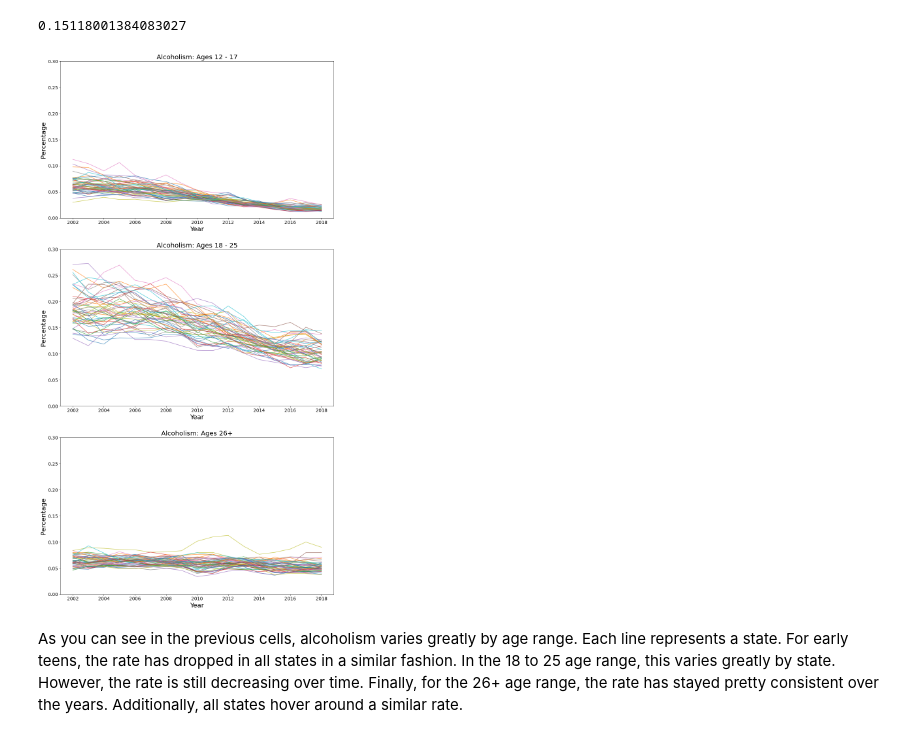
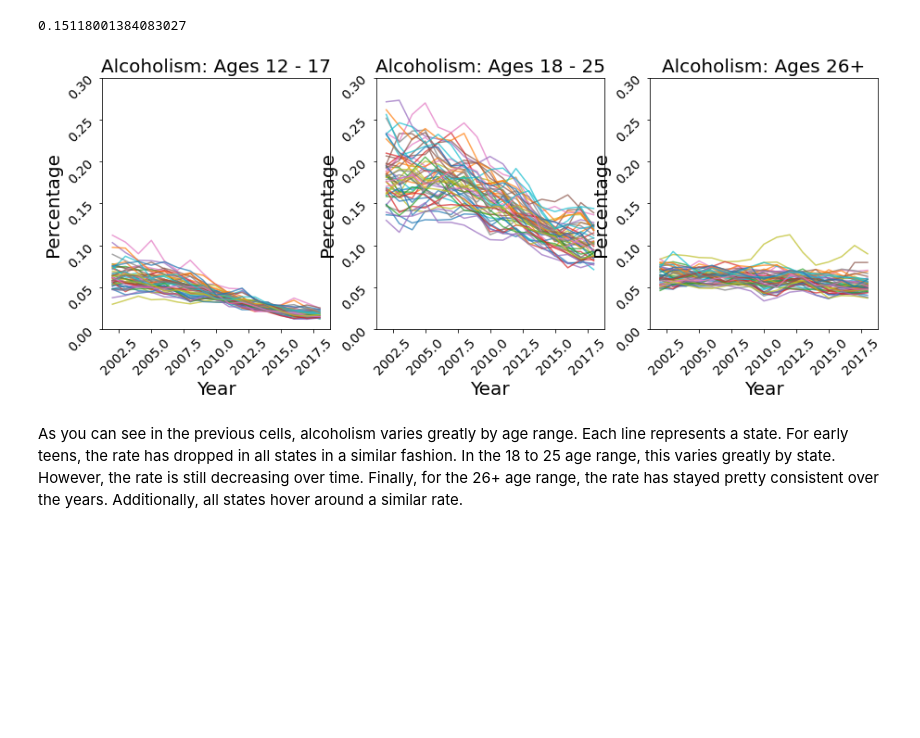
Before and after one commit to jlicht27/jlicht27.github.io, a Jupyter notebook: drugs.ipynb, the cells around one changed output. Saved outputs shown, nothing was run; the diff lists cells and outputs as text; code cells hidden in the pictures; blank space fills up the shorter version.

Commit message:
format subplots

```diff
--- a/drugs.ipynb
+++ b/drugs.ipynb
@@ -109,34 +109,38 @@ alcohol_pct['Rates.Alcohol.Use Disorder Past Year.18-25'].mean()
 # %% [output]
 0.15118001384083027
 # %%
-fig, (ax1, ax2, ax3) = plt.subplots(3,1)
+fig, (ax1, ax2, ax3) = plt.subplots(1,3)
 
-fig.set_figheight(30)
+fig.set_figheight(5)
 fig.set_figwidth(15)
 
 alcohol_pct.set_index("Year").groupby("State")["Rates.Alcohol.Use Disorder Past Year.12-17"].plot.line(
     ylim=(0,0.3), alpha=0.7, fontsize=14, ax=ax1);
 
 ax1.set_xlabel("Year", fontsize=20);
 ax1.set_ylabel("Percentage", fontsize=20);
 ax1.set_title("Alcoholism: Ages 12 - 17", fontsize=20);
+ax1.tick_params(labelrotation=45)
 
 alcohol_pct.set_index("Year").groupby("State")["Rates.Alcohol.Use Disorder Past Year.18-25"].plot.line(
     ylim=(0,0.3), alpha=0.7, fontsize=14, ax=ax2);
 
 ax2.set_xlabel("Year", fontsize=20);
 ax2.set_ylabel("Percentage", fontsize=20);
 ax2.set_title("Alcoholism: Ages 18 - 25", fontsize=20);
+ax2.tick_params(labelrotation=45)
+
 
 
 alcohol_pct.set_index("Year").groupby("State")["Rates.Alcohol.Use Disorder Past Year.26+"].plot.line(
     ylim=(0,0.3), alpha=0.7, fontsize=14, ax=ax3);
 
 ax3.set_xlabel("Year", fontsize=20);
 ax3.set_ylabel("Percentage", fontsize=20);
 ax3.set_title("Alcoholism: Ages 26+", fontsize=20);
+ax3.tick_params(labelrotation=45)
 # %% [output]
-[figure, old version]
+[figure, new version]
 # %% [markdown]
 As you can see in the previous cells, alcoholism varies greatly by age range. Each line represents a state. For early teens, the rate has dropped in all states in a similar fashion. In the 18 to 25 age range, this varies greatly by state. However, the rate is still decreasing over time. Finally, for the 26+ age range, the rate has stayed pretty consistent over the years. Additionally, all states hover around a similar rate.
 # %% [markdown]
```
